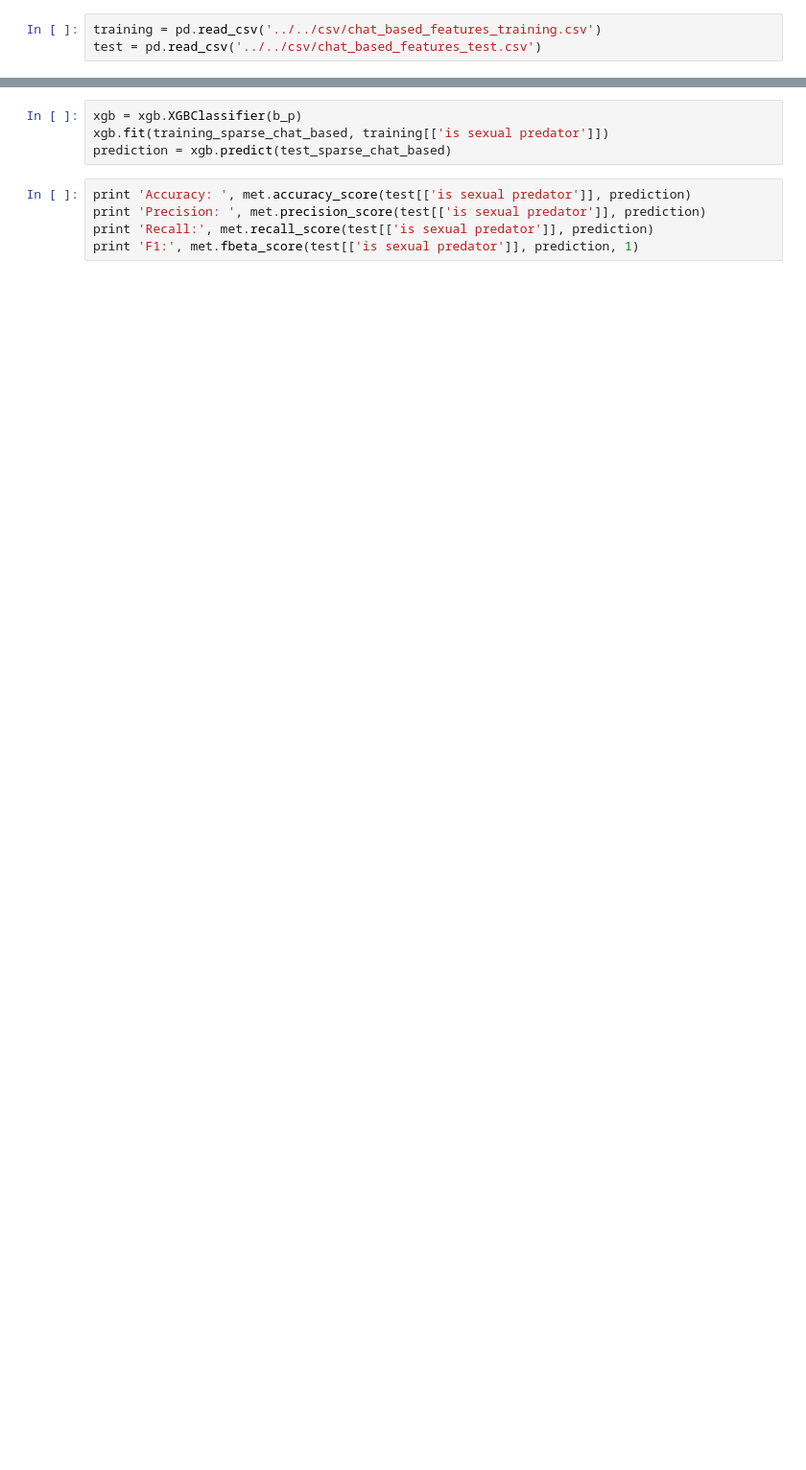
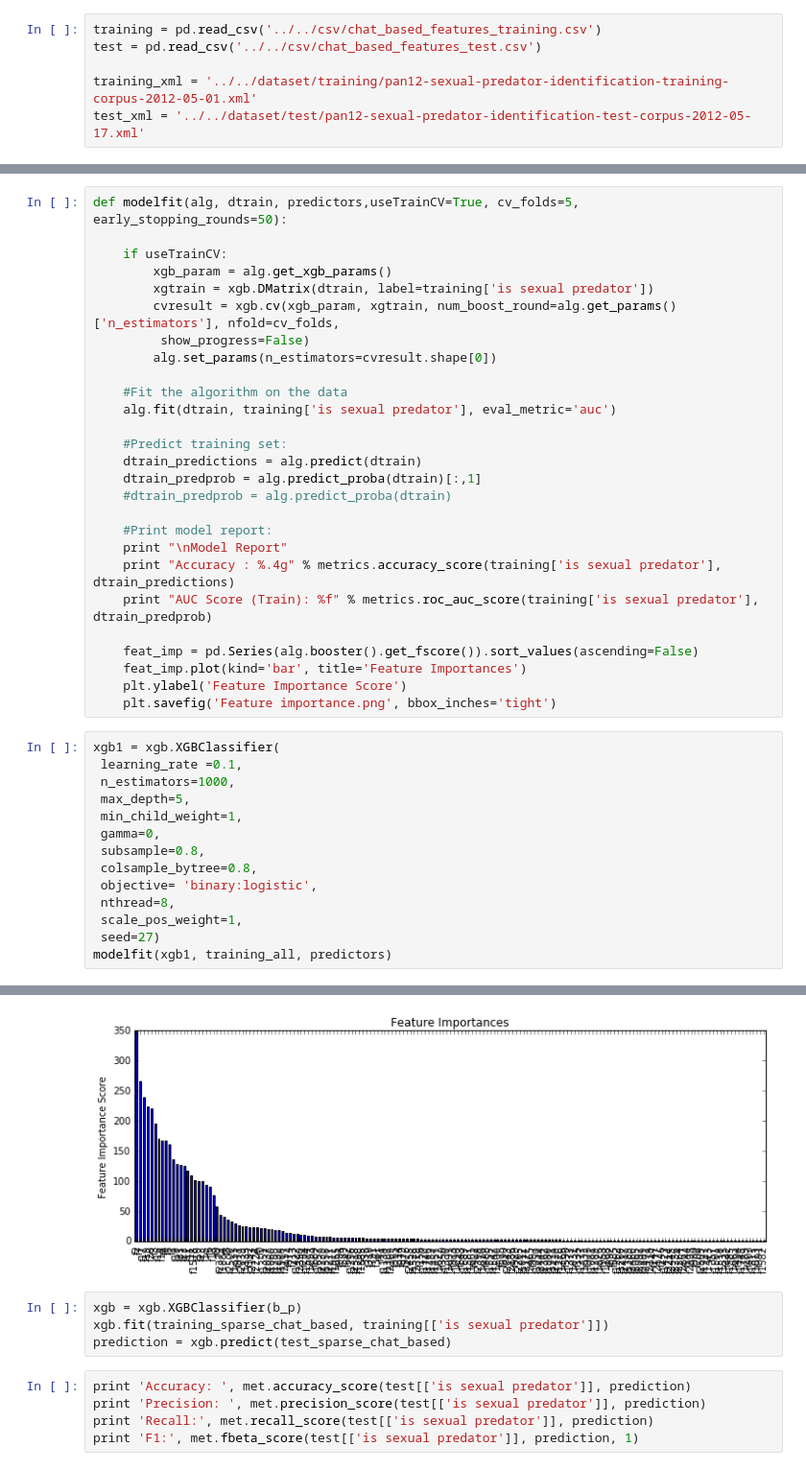
Before and after one commit to Weenkus/sexual-predator-classification-using-ensemble-classifiers, a Jupyter notebook: notebooks/models/xgboost gridsearch.ipynb, the cells around one changed output, grey strips where cells are left out. Shown: that part at 96% size. Saved outputs shown, nothing was run; the diff lists cells and outputs as text; blank space fills up the shorter version.

Commit message:
parameter tuning for xgboost done, f0.5=0.79

```diff
--- a/notebooks/models/xgboost gridsearch.ipynb
+++ b/notebooks/models/xgboost gridsearch.ipynb
@@ -15,3 +23,6 @@ import scipy as sp
 # %%
 training = pd.read_csv('../../csv/chat_based_features_training.csv')
 test = pd.read_csv('../../csv/chat_based_features_test.csv')
+
+training_xml = '../../dataset/training/pan12-sexual-predator-identification-training-corpus-2012-05-01.xml'
+test_xml = '../../dataset/test/pan12-sexual-predator-identification-test-corpus-2012-05-17.xml'
@@ -120,0 +61,42 @@ best_parameters = {
+# %%
+def modelfit(alg, dtrain, predictors,useTrainCV=True, cv_folds=5, early_stopping_rounds=50):
+
+    if useTrainCV:
+        xgb_param = alg.get_xgb_params()
+        xgtrain = xgb.DMatrix(dtrain, label=training['is sexual predator'])
+        cvresult = xgb.cv(xgb_param, xgtrain, num_boost_round=alg.get_params()['n_estimators'], nfold=cv_folds,
+         show_progress=False)
+        alg.set_params(n_estimators=cvresult.shape[0])
+
+    #Fit the algorithm on the data
+    alg.fit(dtrain, training['is sexual predator'], eval_metric='auc')
+
+    #Predict training set:
+    dtrain_predictions = alg.predict(dtrain)
+    dtrain_predprob = alg.predict_proba(dtrain)[:,1]
+    #dtrain_predprob = alg.predict_proba(dtrain)
+
+    #Print model report:
+    print "\nModel Report"
+    print "Accuracy : %.4g" % metrics.accuracy_score(training['is sexual predator'], dtrain_predictions)
+    print "AUC Score (Train): %f" % metrics.roc_auc_score(training['is sexual predator'], dtrain_predprob)
+
+    feat_imp = pd.Series(alg.booster().get_fscore()).sort_values(ascending=False)
+    feat_imp.plot(kind='bar', title='Feature Importances')
+    plt.ylabel('Feature Importance Score')
+    plt.savefig('Feature importance.png', bbox_inches='tight')
+# %%
+xgb1 = xgb.XGBClassifier(
+ learning_rate =0.1,
+ n_estimators=1000,
+ max_depth=5,
+ min_child_weight=1,
+ gamma=0,
+ subsample=0.8,
+ colsample_bytree=0.8,
+ objective= 'binary:logistic',
+ nthread=8,
+ scale_pos_weight=1,
+ seed=27)
+modelfit(xgb1, training_all, predictors)
+# %% [output]
@@ -121,3 +106,4 @@ best_parameters = {
+[figure, added]
 # %%
 xgb = xgb.XGBClassifier(b_p)
 xgb.fit(training_sparse_chat_based, training[['is sexual predator']])
```
Also changed, not shown: parts of 55 cells of this notebook, 3 other files.
